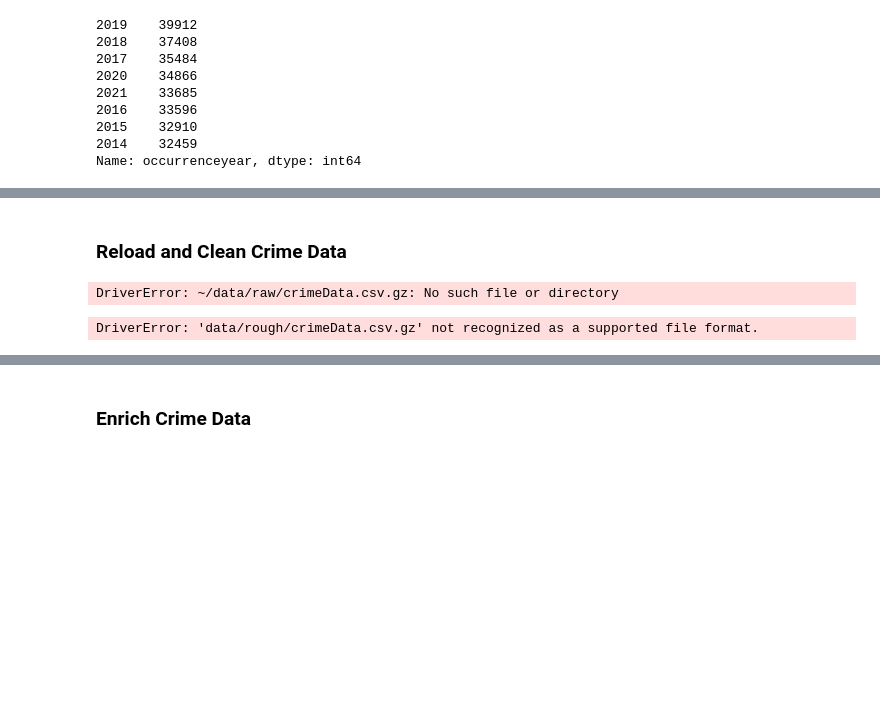
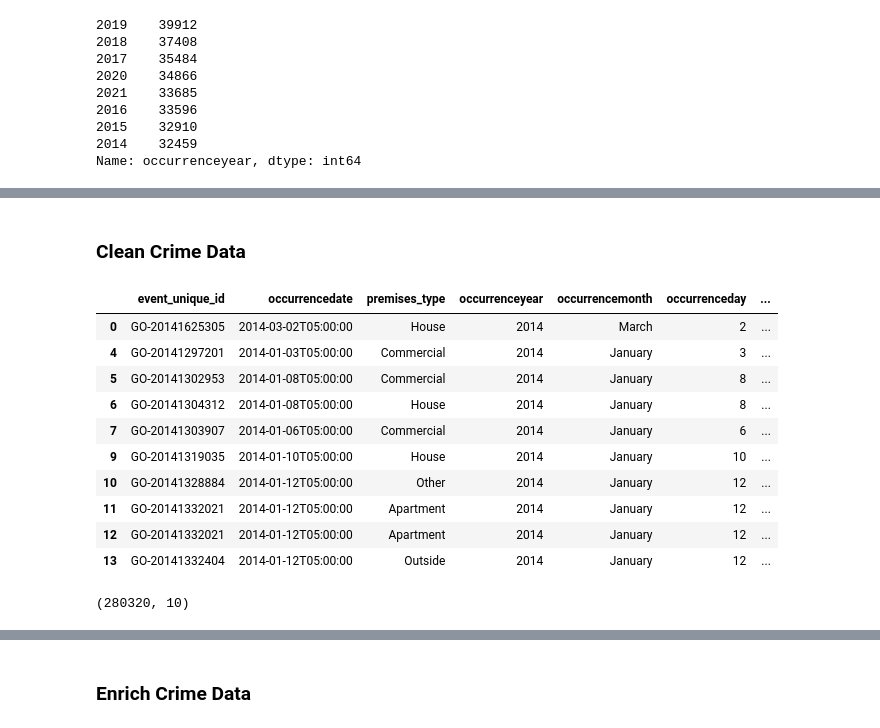
Before and after one commit to MattKavanaugh/dcsa_grp_project, a Jupyter notebook: eda_and_cleaning.ipynb, the cells around one changed output, grey strips where cells are left out. Cells and saved outputs as stored; diff of their text form; code cells hidden in the pictures; blank space fills up the shorter version.

Commit message:
Data Cleaning
Dates corrected. Population added.

```diff
--- a/eda_and_cleaning.ipynb
+++ b/eda_and_cleaning.ipynb
@@ -156,23 +186,30 @@ Creating data/raw under /home/jovyan/work/term2/dcsa_grp_project
 Done.
 # %% [markdown]
-### Reload and Clean Crime Data
+### Clean Crime Data
 # %%
-# reload data from local
-path = '~/data/raw/crimeData.csv.gz'
-crime = gpd.read_file(path, compression='gzip', low_memory=False)
-
 # have a look at data
 crime.head(10)
 # %% [output]
-DriverError: ~/data/raw/crimeData.csv.gz: No such file or directory
+|  | event_unique_id | occurrencedate | premises_type | occurrenceyear | occurrencemonth | occurrenceday | ... |
+| 0 | GO-20141625305 | 2014-03-02T05:00:00 | House | 2014 | March | 2 | ... |
+| 4 | GO-20141297201 | 2014-01-03T05:00:00 | Commercial | 2014 | January | 3 | ... |
+| 5 | GO-20141302953 | 2014-01-08T05:00:00 | Commercial | 2014 | January | 8 | ... |
+| 6 | GO-20141304312 | 2014-01-08T05:00:00 | House | 2014 | January | 8 | ... |
+| 7 | GO-20141303907 | 2014-01-06T05:00:00 | Commercial | 2014 | January | 6 | ... |
+| 9 | GO-20141319035 | 2014-01-10T05:00:00 | House | 2014 | January | 10 | ... |
+| 10 | GO-20141328884 | 2014-01-12T05:00:00 | Other | 2014 | January | 12 | ... |
+| 11 | GO-20141332021 | 2014-01-12T05:00:00 | Apartment | 2014 | January | 12 | ... |
+| 12 | GO-20141332021 | 2014-01-12T05:00:00 | Apartment | 2014 | January | 12 | ... |
+| 13 | GO-20141332404 | 2014-01-12T05:00:00 | Outside | 2014 | January | 12 | ... |
-# %%
-# reload data from local
-path = os.path.join('data','rough')
-fn = 'crimeData.csv.gz'
-crime = gpd.read_file(os.path.join(path,fn), compression='gzip', low_memory=False)
-
-# have a look at data
-crime.head(10)
-# %% [output]
-DriverError: 'data/rough/crimeData.csv.gz' not recognized as a supported file format.
+# %%
+# as occurencedate is a timestamp, we will keep this and remove occurenceyear, occurencemonth, and occurence day
+cols2drop2 = ['occurrenceyear', 'occurrencemonth', 'occurrenceday']
+for col in crime.columns:
+    if col in cols2drop2:
+        crime.drop(col, inplace=True, axis=1)
+
+# confirm reduced dataframe
+crime.shape
+# %% [output]
+(280320, 10)
 # %%
```
Also changed, not shown: parts of 108 cells of this notebook, 12 other files.
